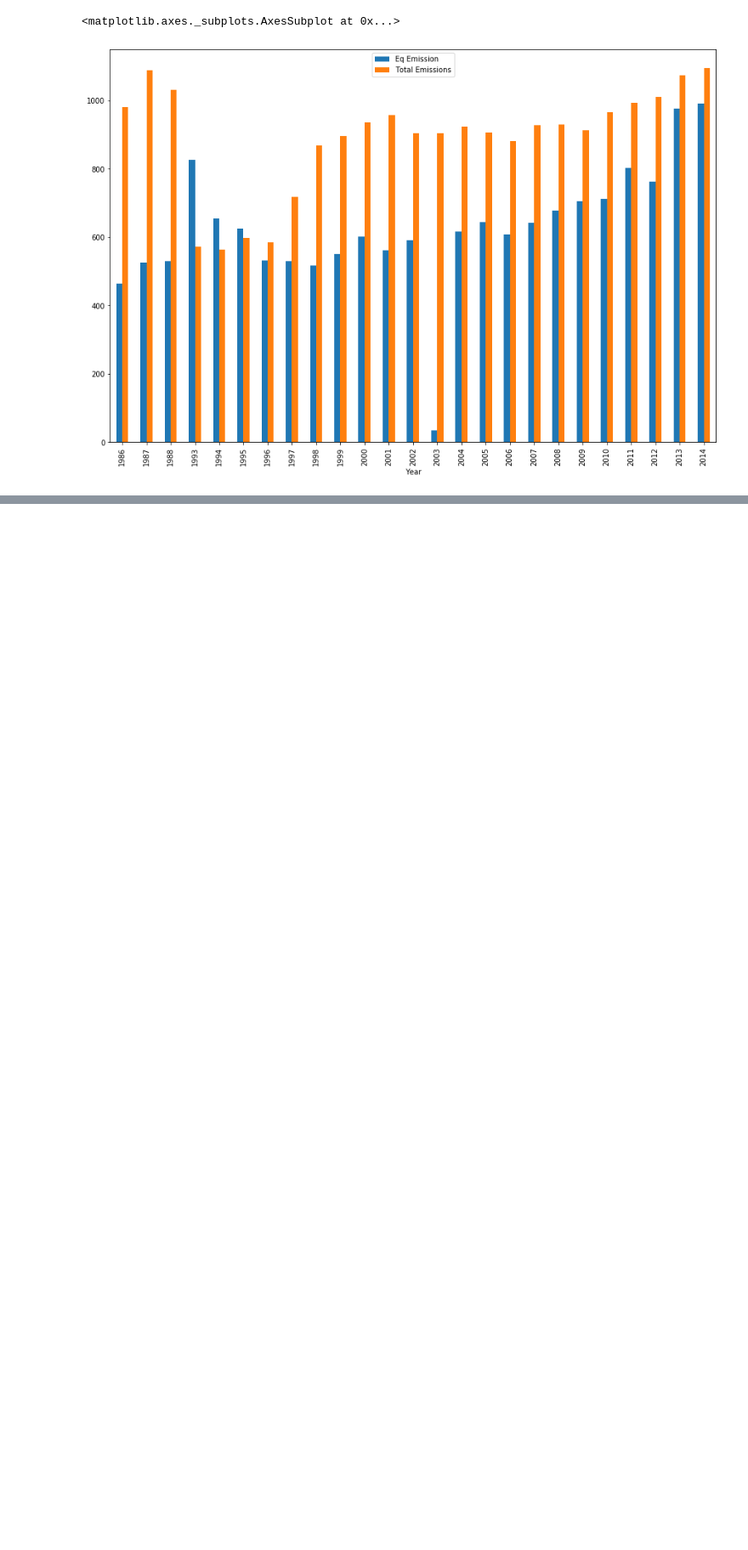
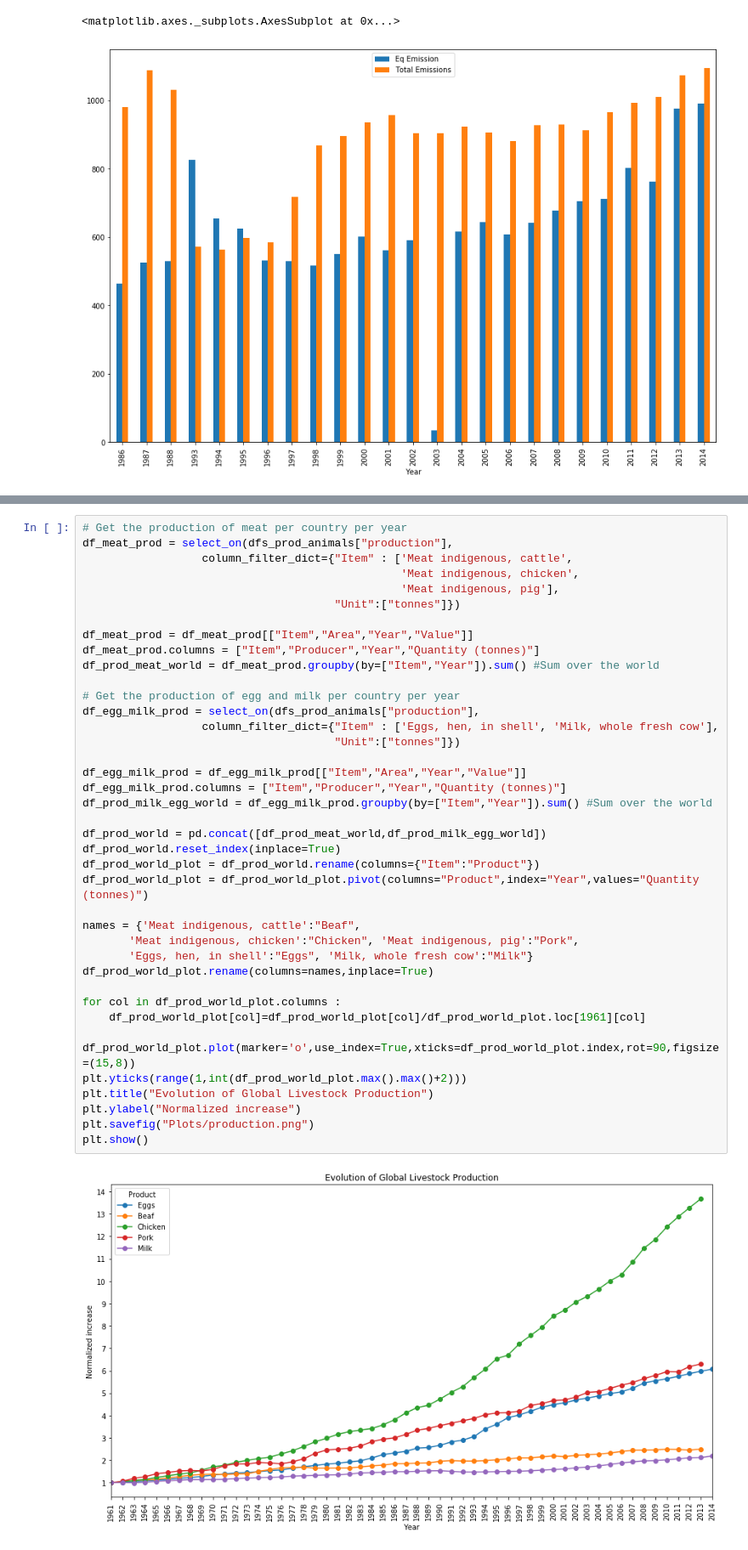
Before and after one commit to OthmanSefraoui/Data_story, a Jupyter notebook: milestone_2.ipynb, the cells around one changed output, grey strips where cells are left out. Shown at 85% size. Drawn from its saved outputs; the diff is of its cells as text; blank space fills up the shorter version.

Commit message:
add plots of global production and global trade

```diff
--- a/milestone_2.ipynb
+++ b/milestone_2.ipynb
@@ -2825,0 +2825,42 @@ df_plot.plot(x="Year",kind='bar', figsize=(15,10))
+# %%
+# Get the production of meat per country per year
+df_meat_prod = select_on(dfs_prod_animals["production"],
+                  column_filter_dict={"Item" : ['Meat indigenous, cattle',
+                                                'Meat indigenous, chicken',
+                                                'Meat indigenous, pig'],
+                                      "Unit":["tonnes"]})
+
+df_meat_prod = df_meat_prod[["Item","Area","Year","Value"]]
+df_meat_prod.columns = ["Item","Producer","Year","Quantity (tonnes)"]
+df_prod_meat_world = df_meat_prod.groupby(by=["Item","Year"]).sum() #Sum over the world
+
+# Get the production of egg and milk per country per year
+df_egg_milk_prod = select_on(dfs_prod_animals["production"],
+                  column_filter_dict={"Item" : ['Eggs, hen, in shell', 'Milk, whole fresh cow'],
+                                      "Unit":["tonnes"]})
+
+df_egg_milk_prod = df_egg_milk_prod[["Item","Area","Year","Value"]]
+df_egg_milk_prod.columns = ["Item","Producer","Year","Quantity (tonnes)"]
+df_prod_milk_egg_world = df_egg_milk_prod.groupby(by=["Item","Year"]).sum() #Sum over the world
+
+df_prod_world = pd.concat([df_prod_meat_world,df_prod_milk_egg_world])
+df_prod_world.reset_index(inplace=True)
+df_prod_world_plot = df_prod_world.rename(columns={"Item":"Product"})
+df_prod_world_plot = df_prod_world_plot.pivot(columns="Product",index="Year",values="Quantity (tonnes)")
+
+names = {'Meat indigenous, cattle':"Beaf",
+       'Meat indigenous, chicken':"Chicken", 'Meat indigenous, pig':"Pork",
+       'Eggs, hen, in shell':"Eggs", 'Milk, whole fresh cow':"Milk"}
+df_prod_world_plot.rename(columns=names,inplace=True)
+
+for col in df_prod_world_plot.columns :
+    df_prod_world_plot[col]=df_prod_world_plot[col]/df_prod_world_plot.loc[1961][col]
+
+df_prod_world_plot.plot(marker='o',use_index=True,xticks=df_prod_world_plot.index,rot=90,figsize=(15,8))
+plt.yticks(range(1,int(df_prod_world_plot.max().max()+2)))
+plt.title("Evolution of Global Livestock Production")
+plt.ylabel("Normalized increase")
+plt.savefig("Plots/production.png")
+plt.show()
+# %% [output]
+[figure, added]
```
Also changed, not shown: parts of 10 cells of this notebook, 2 other files.
